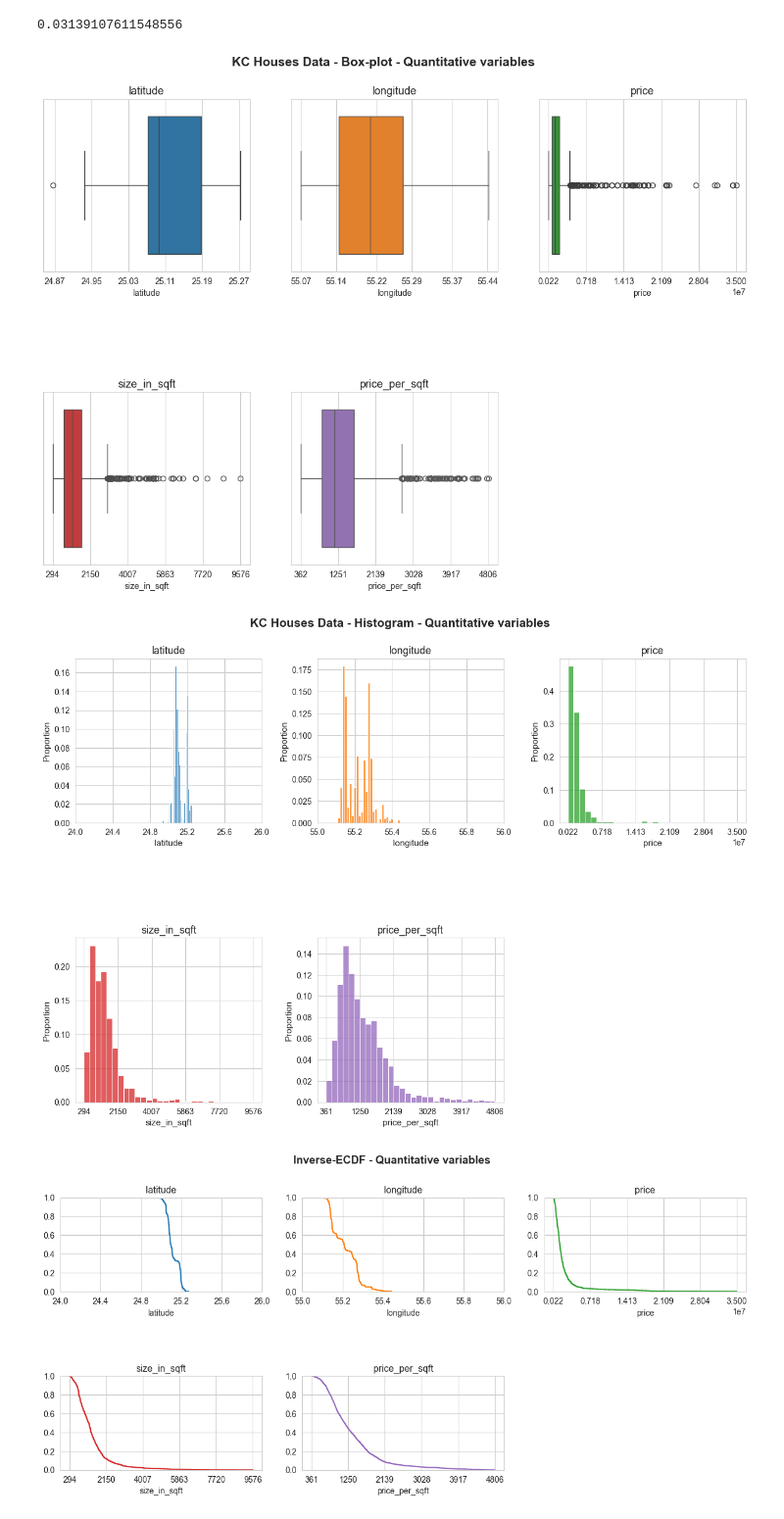
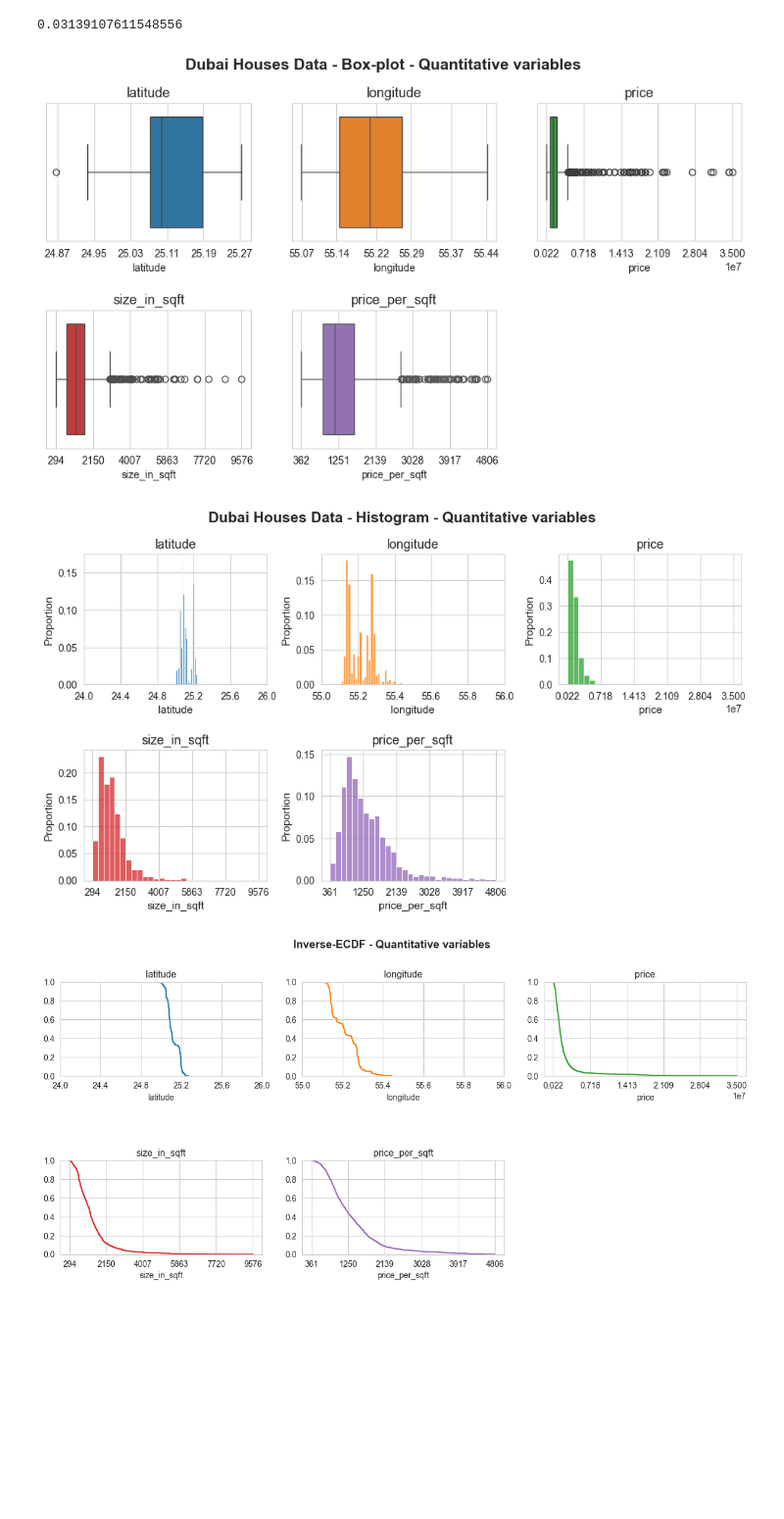
Before and after one commit to FabioScielzoOrtiz/db-robust-clust-paper-code, a Jupyter notebook: experiments/real_data/experiments_dubai_houses.ipynb, the cells around one changed output. Shown at 98% size. Drawn from its saved outputs; the diff is of its cells as text; code cells hidden in the pictures; blank space fills up the shorter version.

```diff
--- a/experiments/real_data/experiments_dubai_houses.ipynb
+++ b/experiments/real_data/experiments_dubai_houses.ipynb
@@ -198,35 +213,35 @@ outliers_df['prop_outliers'].mean()
 # %%
 # Boxplot after outliers contamination
 boxplot_matrix(X,
                n_cols=3,
-               title='KC Houses Data - Box-plot - Quantitative variables',
-               figsize=(15,10),
+               title='Dubai Houses Data - Box-plot - Quantitative variables',
+               figsize=(12,6),
                quant_col_names=quant_predictors,
                n_xticks=6,
                title_fontsize=15,
                save=False,
                file_name='',
                x_rotation=0,
-               title_height=0.95,
+               title_height=0.98,
                style='whitegrid',
-               hspace=0.7,
+               hspace=0.5,
                wspace=0.2,
                title_weight='bold',
                subtitles_fontsize=13,
                xlabel_size=10,
             )
 # %% [output]
-[figure, old version]
+[figure, new version]
 # %%
 # Histogram
 histogram_matrix(df=X, bins=30, n_cols=3,
-                 title='KC Houses Data - Histogram - Quantitative variables',
-                 figsize=(15,10), quant_col_names=quant_predictors,
+                 title='Dubai Houses Data - Histogram - Quantitative variables',
+                 figsize=(12,6), quant_col_names=quant_predictors,
                  n_xticks=6, title_fontsize=15, subtitles_weight=None,
-                 subtitles_fontsize=13, save=False, file_name='', x_rotation=0, title_height=0.95,
-                 style='whitegrid', hspace=0.7, wspace=0.3, n_round_xticks=1)
+                 subtitles_fontsize=13, save=False, file_name='', x_rotation=0, title_height=0.98,
+                 style='whitegrid', hspace=0.5, wspace=0.3, n_round_xticks=1)
 # %% [output]
-[figure, old version]
+[figure, new version]
 # %%
 ecdfplot_matrix(df=X,
                 n_cols=3,
```
Also changed, not shown: parts of 10 cells of this notebook, 1 other file.
